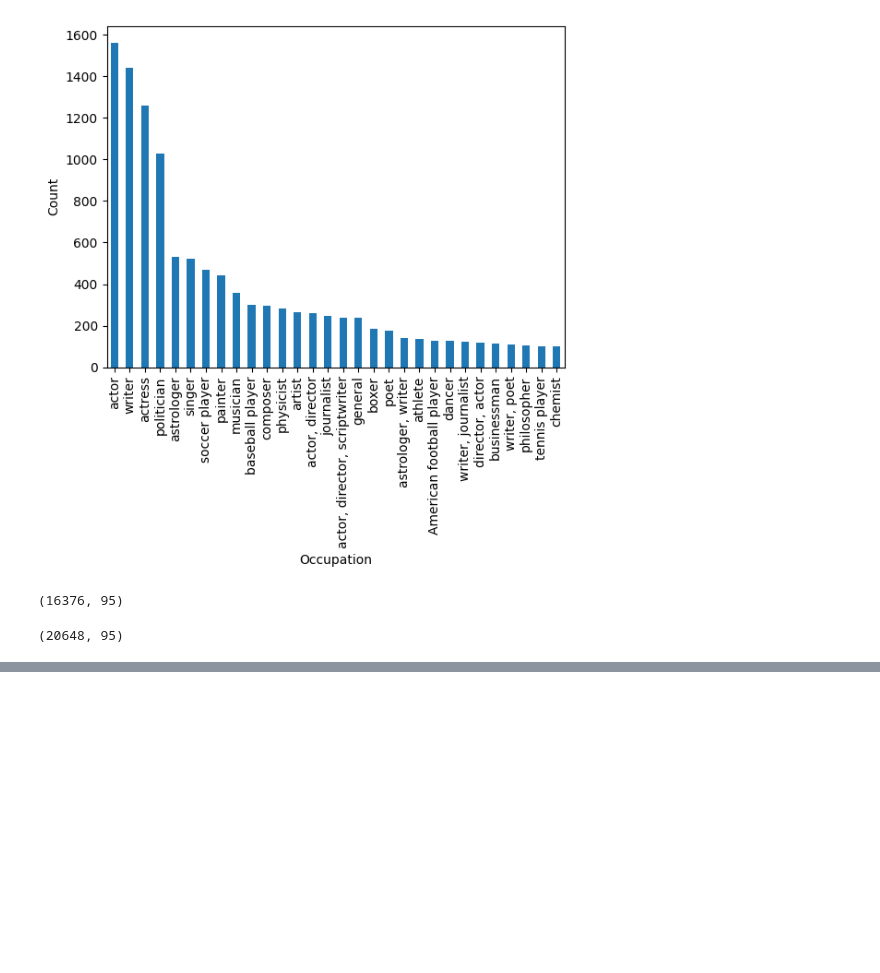
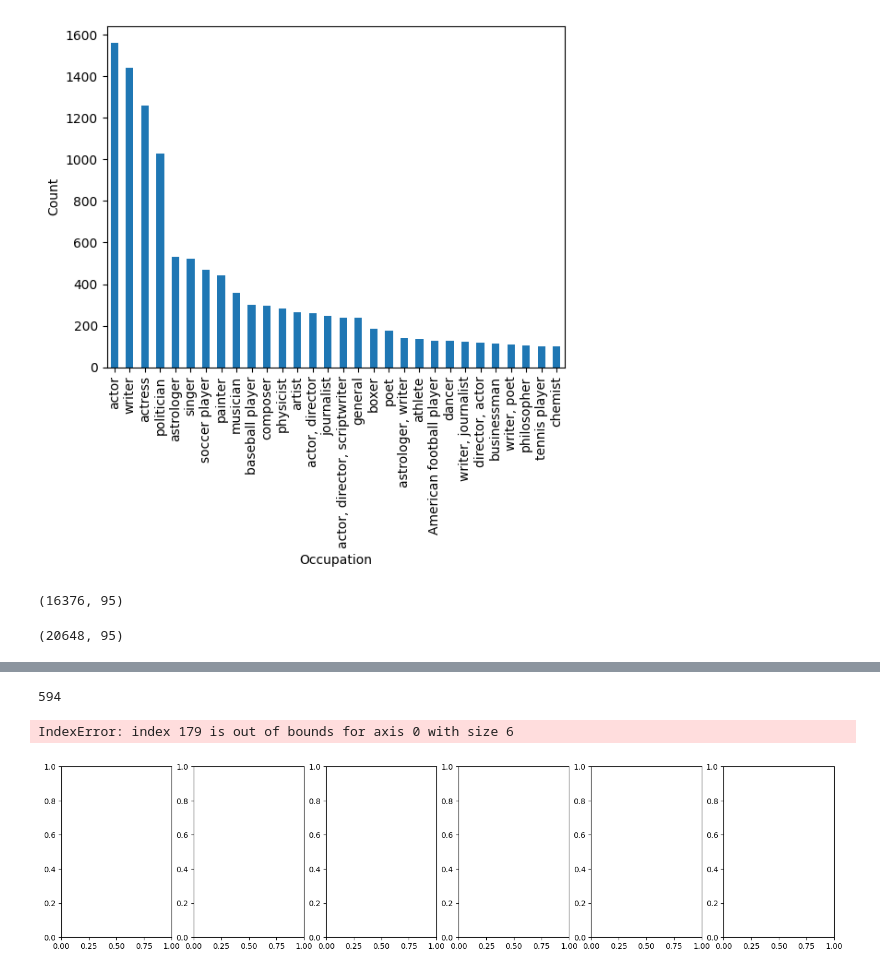
Before and after one commit to ryonmckay/astro_ml, a Jupyter notebook: notebooks/preprocess.ipynb, the cells around one changed output, grey strips where cells are left out. Cells and saved outputs as stored; diff of their text form; code cells hidden in the pictures; blank space fills up the shorter version.

Commit message:
aspects

```diff
--- a/notebooks/preprocess.ipynb
+++ b/notebooks/preprocess.ipynb
@@ -123,0 +103,34 @@ ValueError: The truth value of a Series is ambiguous. Use a.empty, a.bool(), a.i
+# %%
+count = (df["moon_sun_opposition"] == True).sum()
+
+print(count)
+# %% [output]
+594
+# %%
+fig, axes = plt.subplots(nrows=1, ncols=6, figsize=(18, 4))
+
+ASPECTS = [
+    {'name': 'conjunction', 'deg': 0},
+    {'name': 'sextile', 'deg': 60},
+    {'name': 'square', 'deg': 90},
+    {'name': 'trine', 'deg': 120},
+    {'name': 'opposition', 'deg': 180}
+]
+count = 0
+# plot each histogram on a separate subplot
+for i in range(0, 180):
+    for aspect in ASPECTS:
+        col = df.columns[i]
+        # check if the aspect name is a substring of any column name in the dataframe
+        if aspect['name'] in col:
+            count += 1
+            df2[col].hist(ax=axes[i], bins=2)
+            axes[i].set_title(col)
+
+# adjust the plot spacing and show the plot
+# plt.subplots_adjust(wspace=0.4)
+# plt.show()
+print(count)
+# %% [output]
+IndexError: index 179 is out of bounds for axis 0 with size 6
+[figure, added]
```
Also changed, not shown: parts of 12 cells of this notebook, 2 other files.
